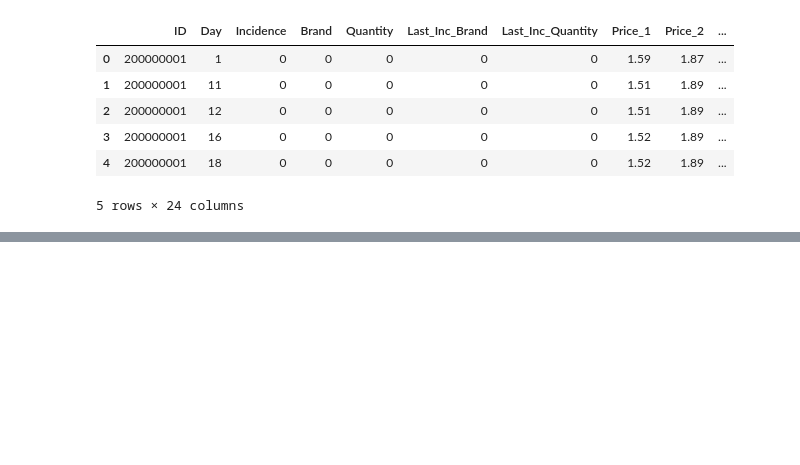
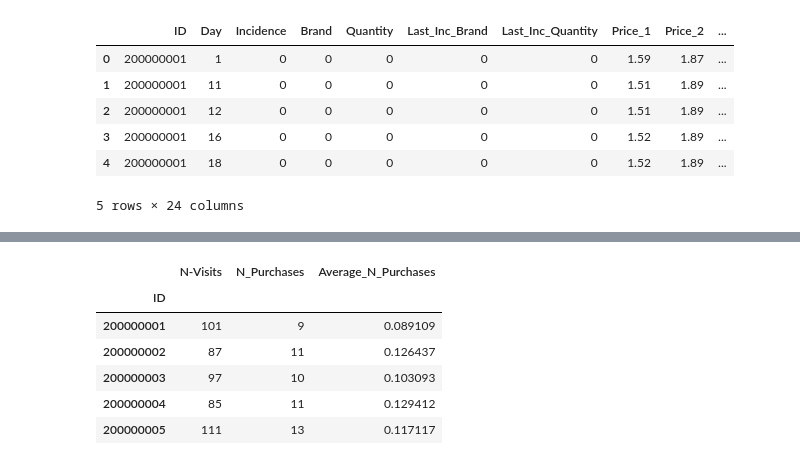
Before and after one commit to Sethchong/Customer_Analytics_DS, a Jupyter notebook: Purchase.ipynb, the cells around one changed output, grey strips where cells are left out. Drawn from its saved outputs; the diff is of its cells as text; code cells hidden in the pictures; blank space fills up the shorter version.

```diff
--- a/Purchase.ipynb
+++ b/Purchase.ipynb
@@ -21,0 +76,6 @@ df_purchase.head()
+# %%
+# make a new copy of dataframe
+df_purchase_predictors = df_purchase.copy()
+# %%
+# adding a new column into the new df so that we can have a master df
+df_purchase_predictors['Segment'] = purchase_segm_kmeans_pca
@@ -21,0 +131,13 @@ df_purchase.head()
+# %%
+# finding out the avergae number of purchases
+
+temp3['Average_N_Purchases'] = temp3['N_Purchases'] / temp3['N-Visits']
+temp3.head()
+# %% [output]
+|  | N-Visits | N_Purchases | Average_N_Purchases |
+| ID |  |  |  |
+| 200000001 | 101 | 9 | 0.089109 |
+| 200000002 | 87 | 11 | 0.126437 |
+| 200000003 | 97 | 10 | 0.103093 |
+| 200000004 | 85 | 11 | 0.129412 |
+| 200000005 | 111 | 13 | 0.117117 |
```
Also changed, not shown: parts of 18 cells of this notebook, 6 other files.
